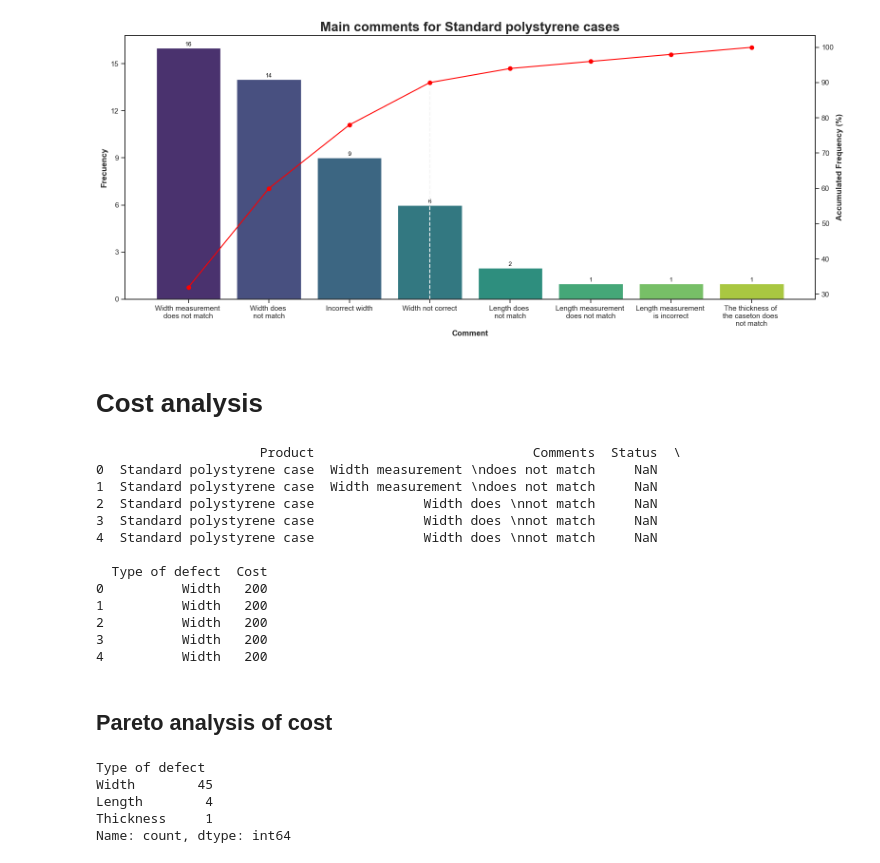
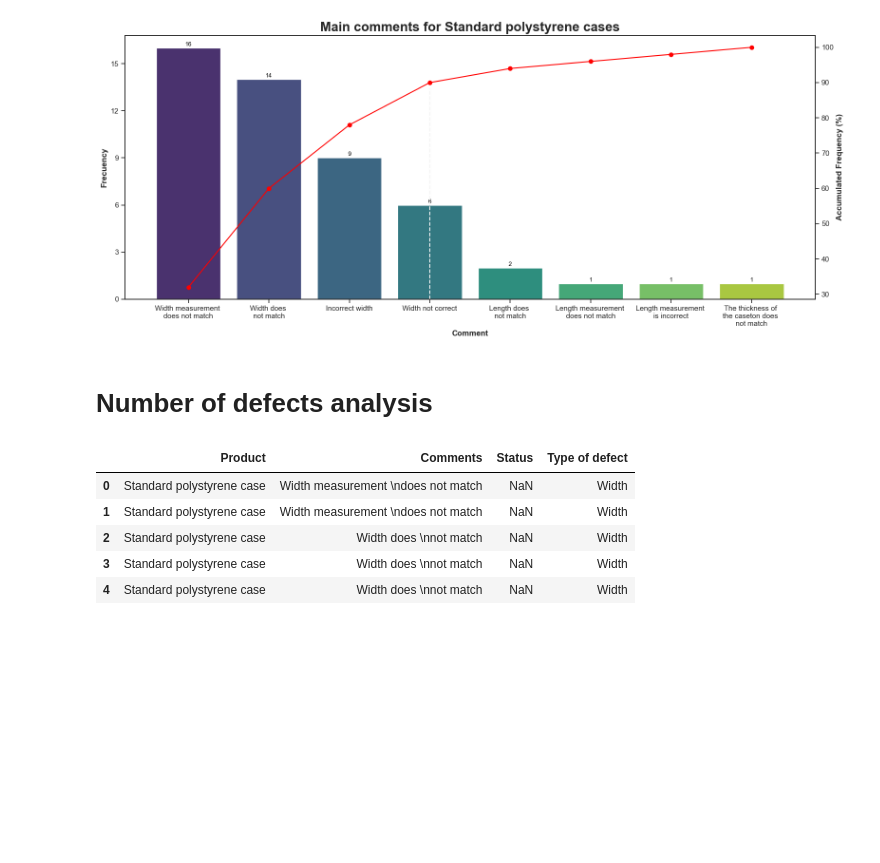
Before and after one commit to daniellreyes/LeanSS, a Jupyter notebook: 2-Measure/Polystylene Process/measure_polystylene.ipynb, the cells around one changed output. Saved outputs shown, nothing was run; the diff lists cells and outputs as text; code cells hidden in the pictures; blank space fills up the shorter version.

```diff
--- a/2-Measure/Polystylene Process/measure_polystylene.ipynb
+++ b/2-Measure/Polystylene Process/measure_polystylene.ipynb
@@ -70,35 +72,15 @@ plt.show()
 # %% [output]
 [figure]
 # %% [markdown]
-# Cost analysis
+# Number of defects analysis
 # %%
-df = pd.read_csv('./Annex_3_inspection_defects.csv')
-# Verifying that the code has been correctly loaded
-print(df.head())
+df = pd.read_csv('./Annex_3_inspection.csv')
+
+df.head()
 # %% [output]
-                     Product                            Comments  Status  \
-0  Standard polystyrene case  Width measurement \ndoes not match     NaN
-1  Standard polystyrene case  Width measurement \ndoes not match     NaN
-2  Standard polystyrene case              Width does \nnot match     NaN
-3  Standard polystyrene case              Width does \nnot match     NaN
-4  Standard polystyrene case              Width does \nnot match     NaN
-
-  Type of defect  Cost
-0          Width   200
-1          Width   200
-2          Width   200
-3          Width   200
-4          Width   200
+|  | Product | Comments | Status | Type of defect |
+| 0 | Standard polystyrene case | Width measurement \ndoes not match | NaN | Width |
+| 1 | Standard polystyrene case | Width measurement \ndoes not match | NaN | Width |
+| 2 | Standard polystyrene case | Width does \nnot match | NaN | Width |
+| 3 | Standard polystyrene case | Width does \nnot match | NaN | Width |
+| 4 | Standard polystyrene case | Width does \nnot match | NaN | Width |
-# %% [markdown]
-## Pareto analysis of cost
-# %%
-# Contar las ocurrencias de cada comentario
-comment_counts = df['Type of defect'].value_counts()
-
-comment_counts
-# %% [output]
-Type of defect
-Width        45
-Length        4
-Thickness     1
-Name: count, dtype: int64
```
Also changed, not shown: parts of 11 cells of this notebook, 9 other files.
